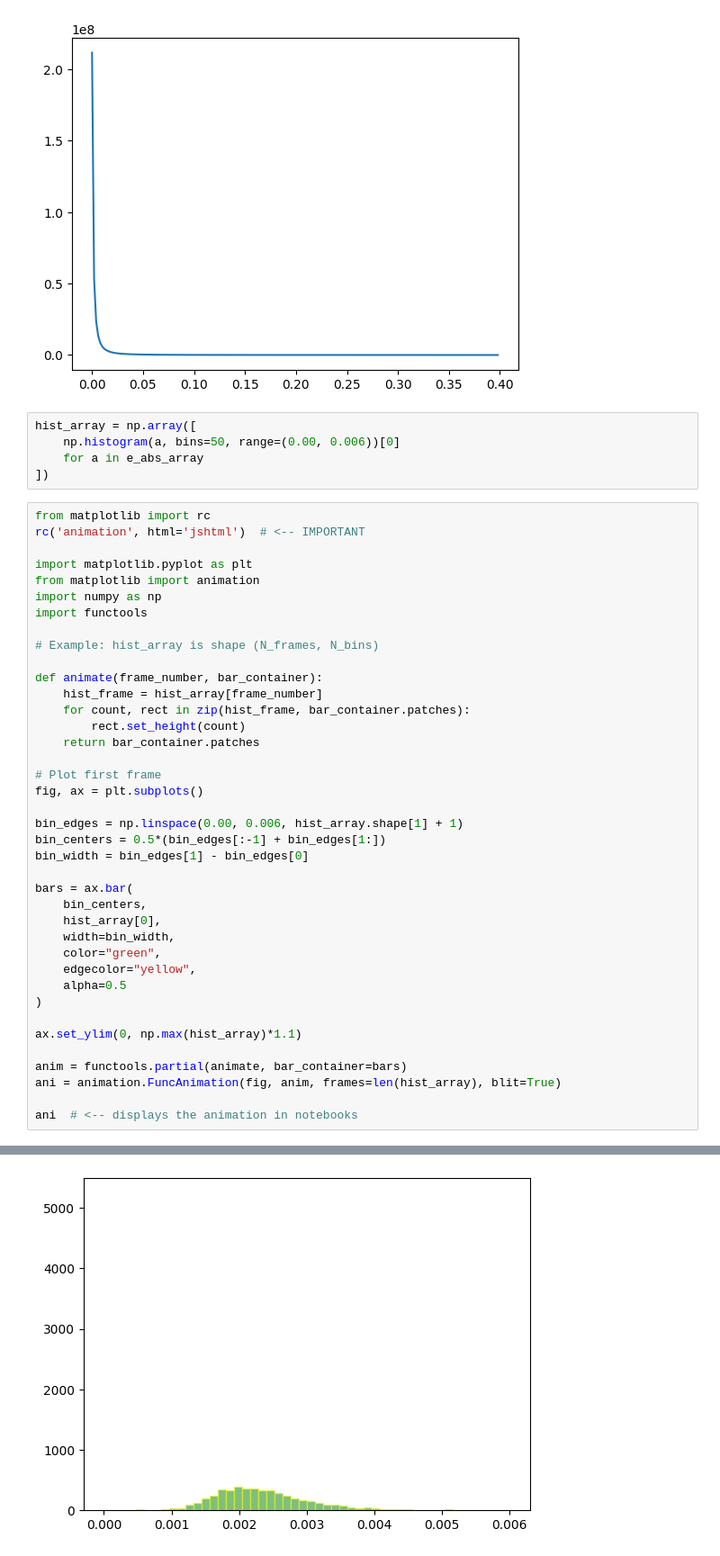
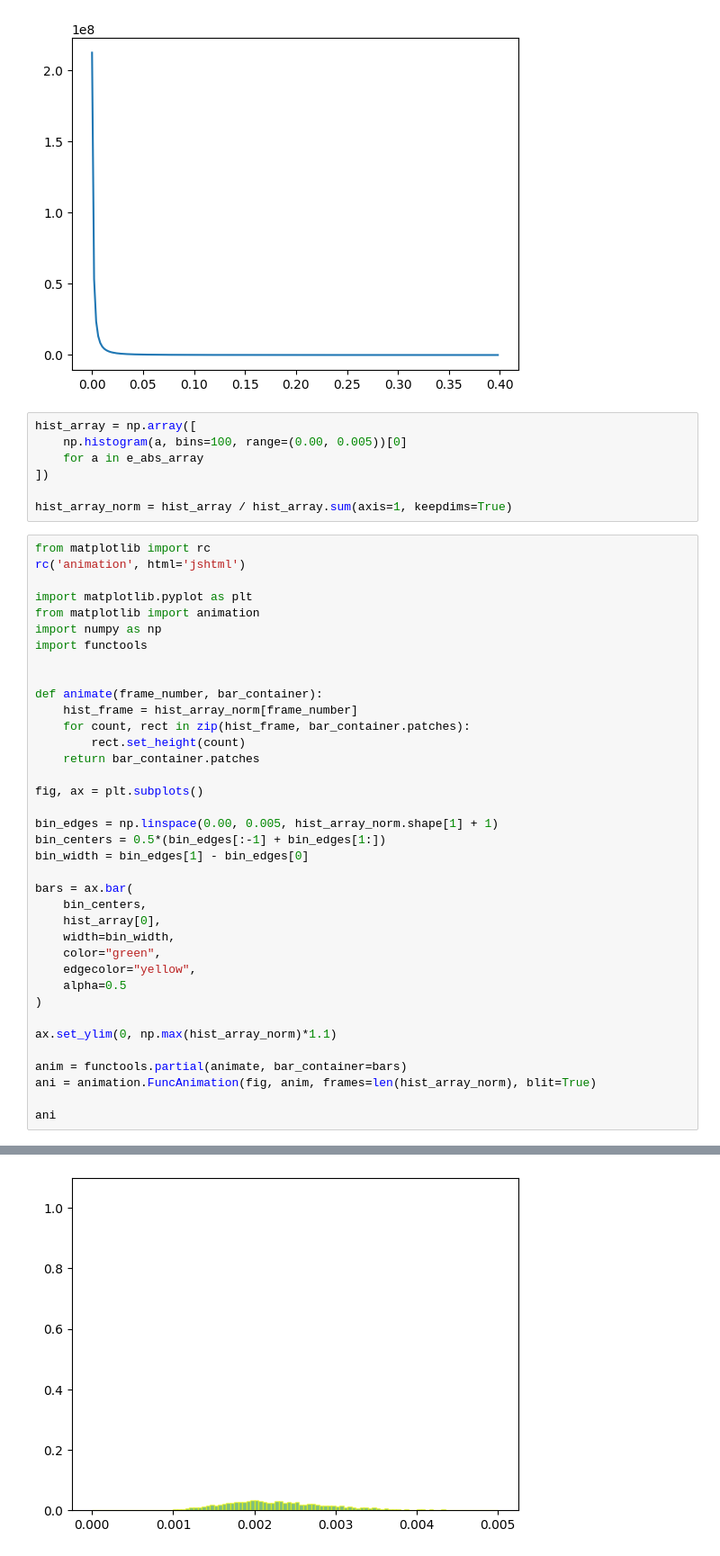
Before and after one commit to seafontes/listas, a Jupyter notebook: stochastic_mechanics/asymmetry.ipynb, the cells around one changed output, grey strips where cells are left out. Shown at 90% size. Saved outputs shown, nothing was run; the diff lists cells and outputs as text.

```diff
--- a/stochastic_mechanics/asymmetry.ipynb
+++ b/stochastic_mechanics/asymmetry.ipynb
@@ -142,48 +139,48 @@ plt.plot(sigmas[:-1], sig_vec)
 [figure]
 # %%
 hist_array = np.array([
-    np.histogram(a, bins=50, range=(0.00, 0.006))[0]
+    np.histogram(a, bins=100, range=(0.00, 0.005))[0]
     for a in e_abs_array
 ])
+
+hist_array_norm = hist_array / hist_array.sum(axis=1, keepdims=True)
 # %%
 from matplotlib import rc
-rc('animation', html='jshtml')  # <-- IMPORTANT
+rc('animation', html='jshtml')
 
 import matplotlib.pyplot as plt
 from matplotlib import animation
 import numpy as np
 import functools
 
-# Example: hist_array is shape (N_frames, N_bins)
 
 def animate(frame_number, bar_container):
-    hist_frame = hist_array[frame_number]
+    hist_frame = hist_array_norm[frame_number]
     for count, rect in zip(hist_frame, bar_container.patches):
         rect.set_height(count)
     return bar_container.patches
 
-# Plot first frame
 fig, ax = plt.subplots()
 
-bin_edges = np.linspace(0.00, 0.006, hist_array.shape[1] + 1)
+bin_edges = np.linspace(0.00, 0.005, hist_array_norm.shape[1] + 1)
 bin_centers = 0.5*(bin_edges[:-1] + bin_edges[1:])
 bin_width = bin_edges[1] - bin_edges[0]
 
 bars = ax.bar(
     bin_centers,
     hist_array[0],
     width=bin_width,
     color="green",
     edgecolor="yellow",
     alpha=0.5
 )
 
-ax.set_ylim(0, np.max(hist_array)*1.1)
+ax.set_ylim(0, np.max(hist_array_norm)*1.1)
 
 anim = functools.partial(animate, bar_container=bars)
-ani = animation.FuncAnimation(fig, anim, frames=len(hist_array), blit=True)
+ani = animation.FuncAnimation(fig, anim, frames=len(hist_array_norm), blit=True)
 
-ani  # <-- displays the animation in notebooks
+ani
 # %% [output]
 <matplotlib.animation.FuncAnimation at 0x...>
-[figure, old version]
+[figure, new version]
```
Also changed, not shown: parts of 9 cells of this notebook.
